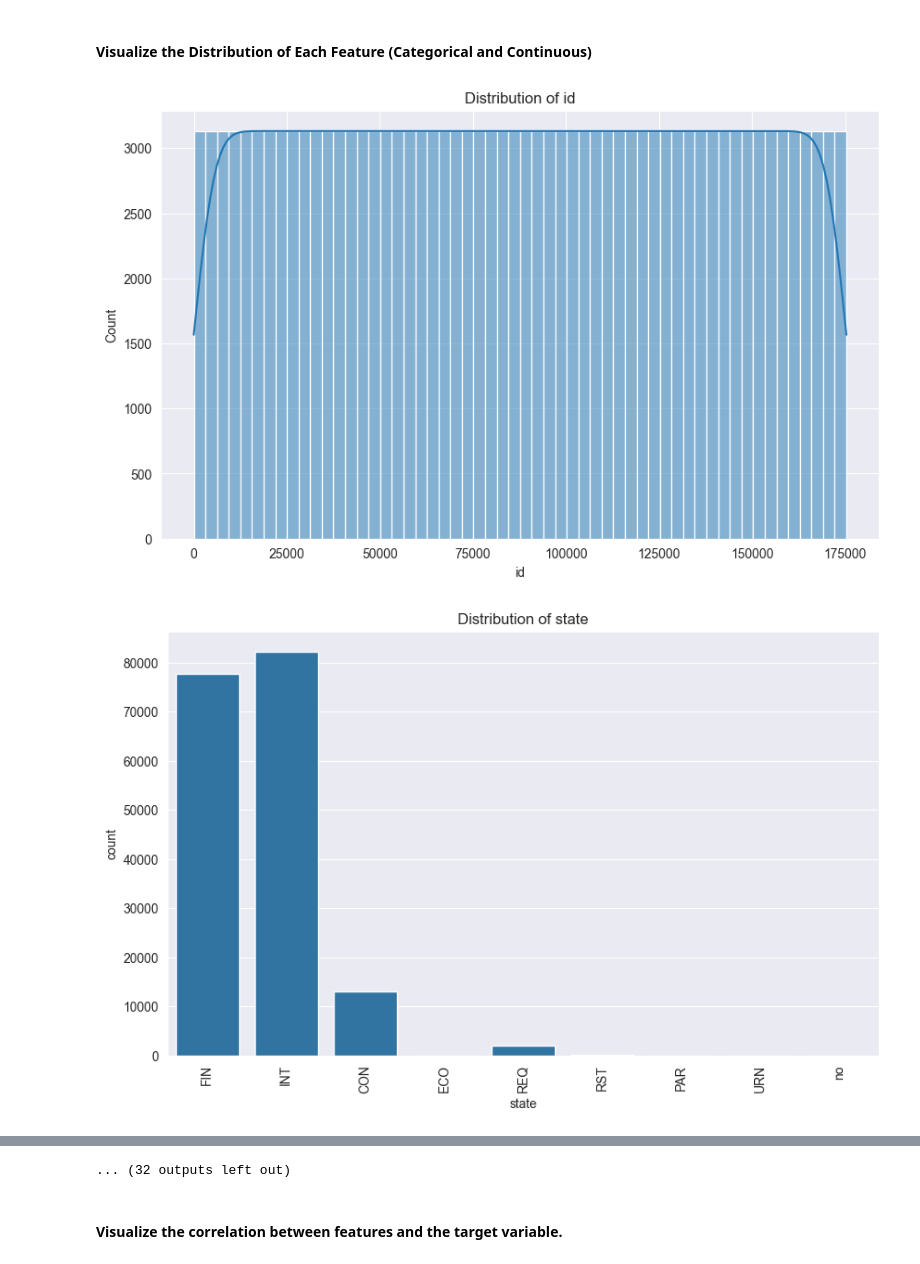
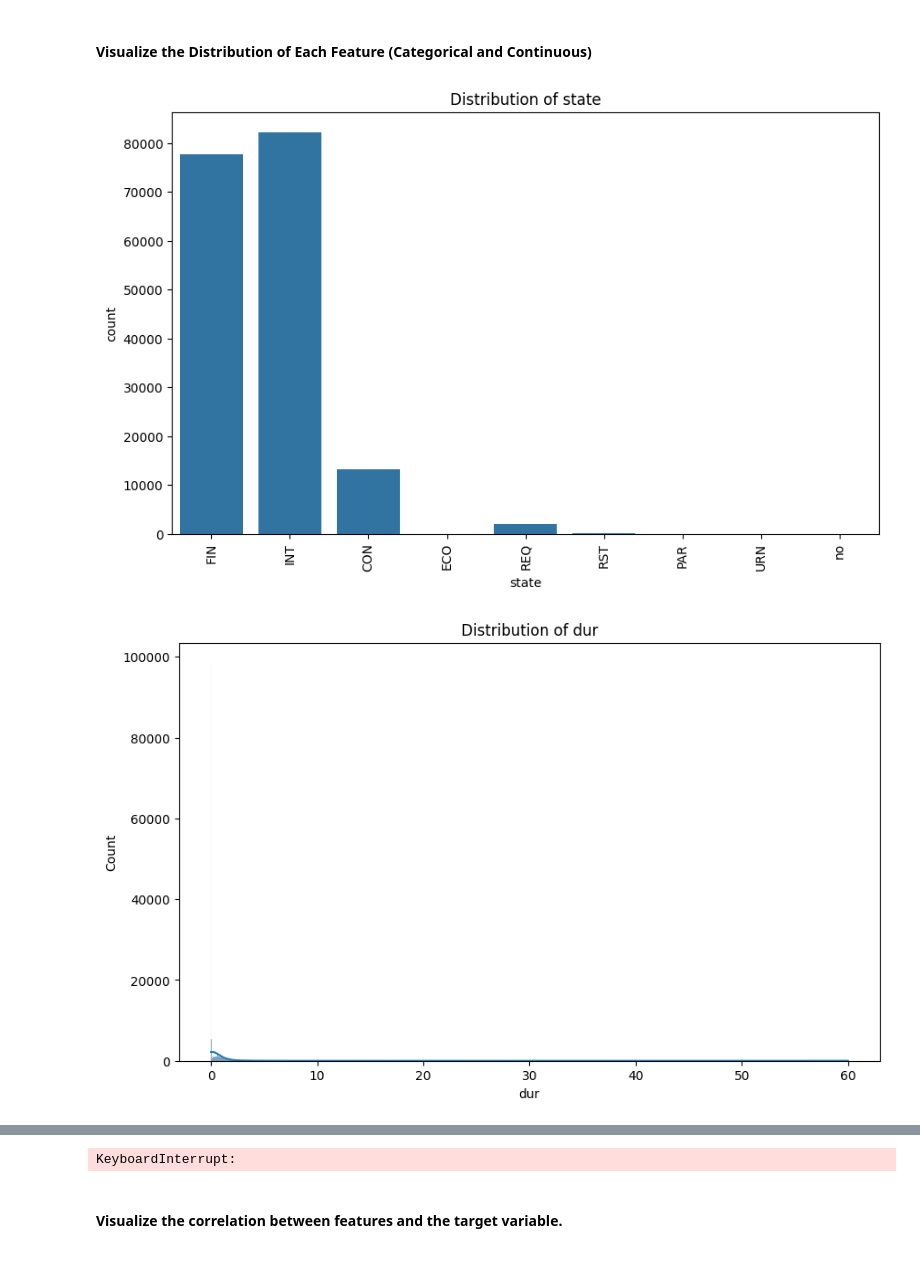
Before and after one commit to NoHaitch/Intro-to-Machine-Learning, a Jupyter notebook: Tucil2_13522071_13522091.ipynb, the cells around one changed output, grey strips where cells are left out. Saved outputs shown, nothing was run; the diff lists cells and outputs as text; code cells hidden in the pictures.

```diff
--- a/Tucil2_13522071_13522091.ipynb
+++ b/Tucil2_13522071_13522091.ipynb
@@ -270,16 +278,16 @@ print_markdown("#### Visualize the Distribution of Each Feature (Categorical and
 # %%
 for col in df.columns:
     if col in categorical_col:
         plt.figure(figsize=(10, 6))
         sns.countplot(x=col, data=df)
         plt.xticks(rotation=90)
         plt.title(f"Distribution of {col}")
         plt.show()
-    else:
+    elif col in non_categorical_col:
         plt.figure(figsize=(10, 6))
         sns.histplot(df[col], kde=True)
         plt.title(f"Distribution of {col}")
         plt.show()
 # %% [output]
-[figure, old version]
+[figure, new version]
-[figure, old version]
+[figure, new version]
@@ -296,4 +294,4 @@ for col in df.columns:
-... (32 outputs left out)
+KeyboardInterrupt:
 # %% [markdown]
 #### Visualize the correlation between features and the target variable.
 # %%
```
Also changed, not shown: parts of 25 cells of this notebook.
